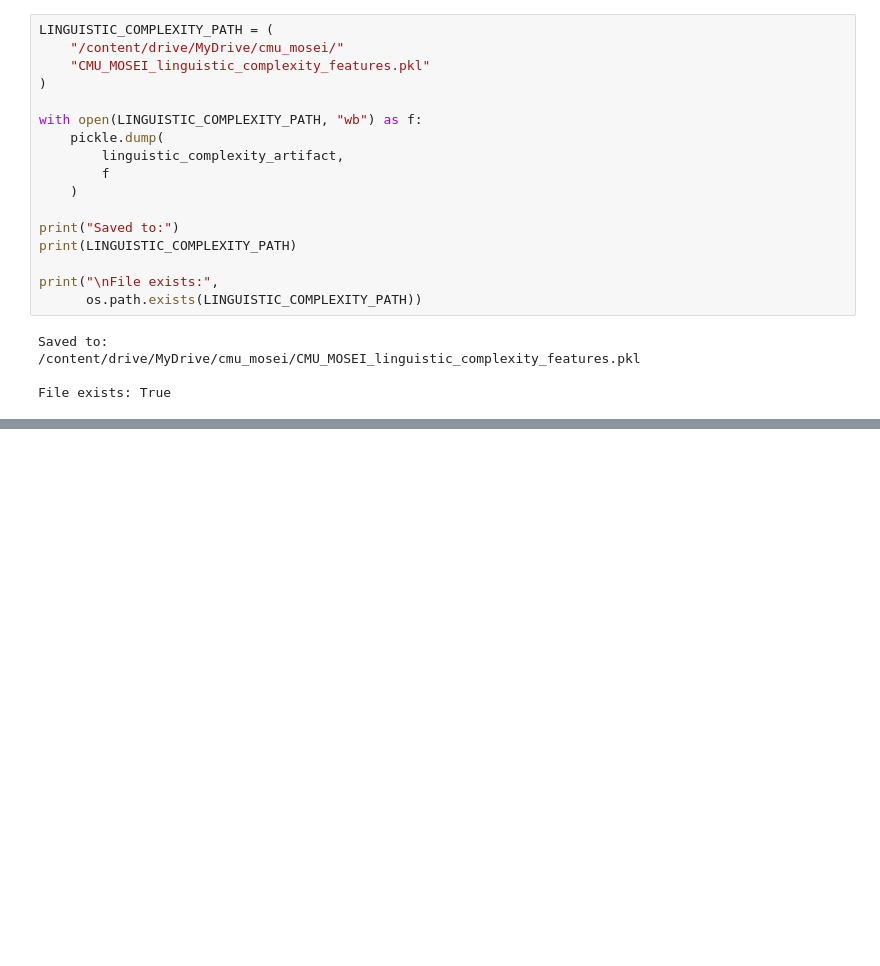
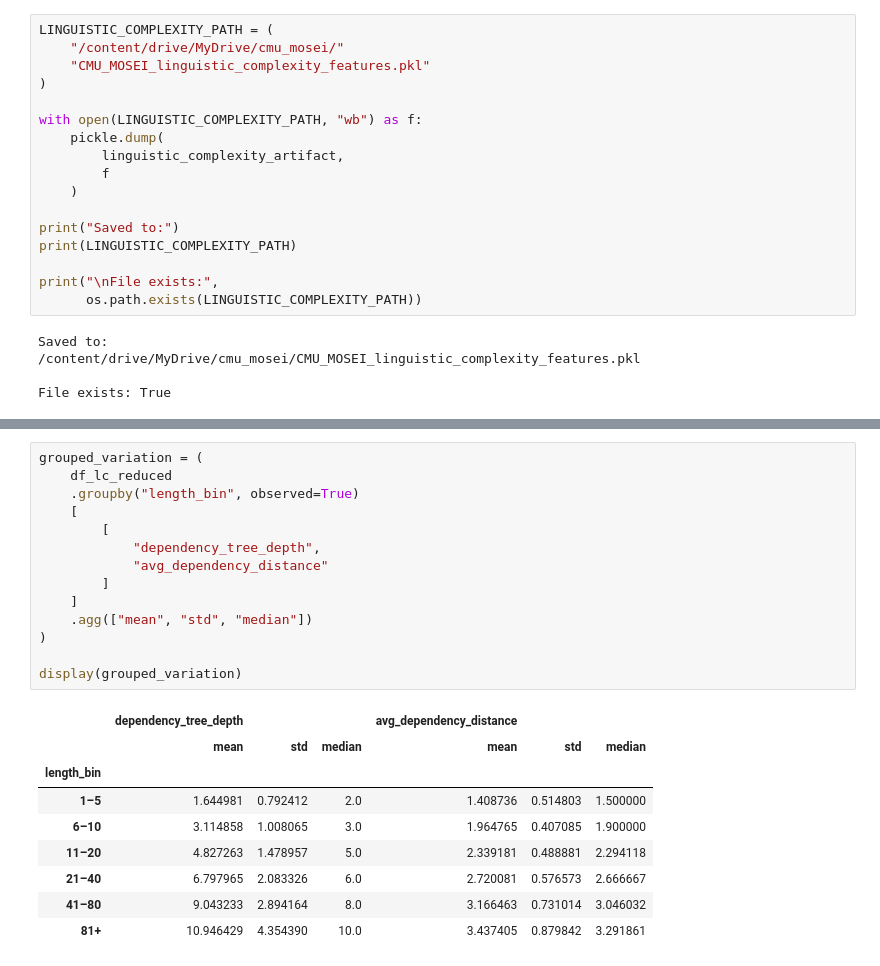
Before and after one commit to sudhans18/ABDA, a Jupyter notebook: 04_Linguistic_Complexity.ipynb, the cells around one changed output, grey strips where cells are left out. Drawn from its saved outputs; the diff is of its cells as text; blank space fills up the shorter version.

```diff
--- a/04_Linguistic_Complexity.ipynb
+++ b/04_Linguistic_Complexity.ipynb
@@ -891,0 +1366,24 @@ File exists: True
+# %%
+grouped_variation = (
+    df_lc_reduced
+    .groupby("length_bin", observed=True)
+    [
+        [
+            "dependency_tree_depth",
+            "avg_dependency_distance"
+        ]
+    ]
+    .agg(["mean", "std", "median"])
+)
+
+display(grouped_variation)
+# %% [output]
+|  | dependency_tree_depth |  |  | avg_dependency_distance |  |  |
+|  | mean | std | median | mean | std | median |
+| length_bin |  |  |  |  |  |  |
+| 1–5 | 1.644981 | 0.792412 | 2.0 | 1.408736 | 0.514803 | 1.500000 |
+| 6–10 | 3.114858 | 1.008065 | 3.0 | 1.964765 | 0.407085 | 1.900000 |
+| 11–20 | 4.827263 | 1.478957 | 5.0 | 2.339181 | 0.488881 | 2.294118 |
+| 21–40 | 6.797965 | 2.083326 | 6.0 | 2.720081 | 0.576573 | 2.666667 |
+| 41–80 | 9.043233 | 2.894164 | 8.0 | 3.166463 | 0.731014 | 3.046032 |
+| 81+ | 10.946429 | 4.354390 | 10.0 | 3.437405 | 0.879842 | 3.291861 |
```
Also changed, not shown: parts of 29 cells of this notebook.
